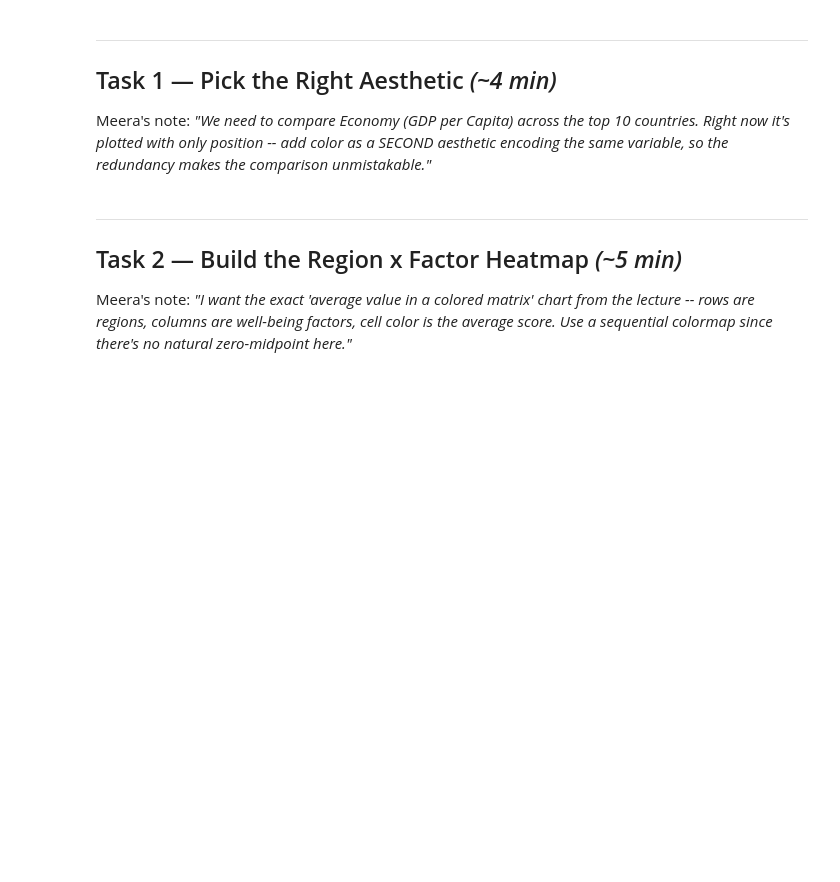
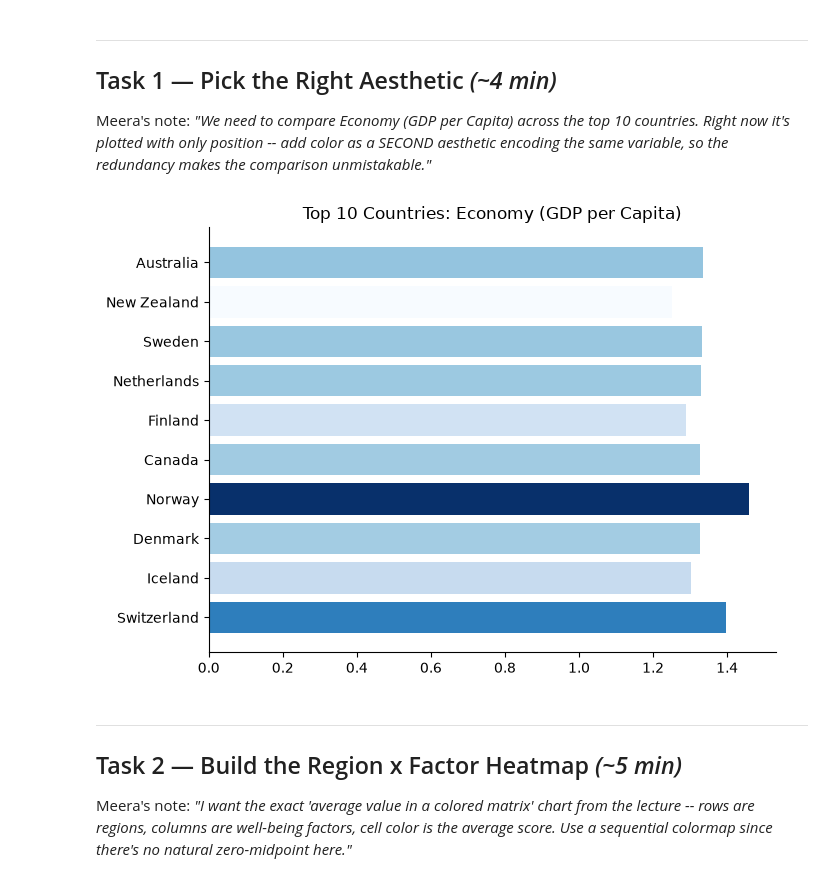
Before and after one commit to itsdharani/VDUI_Assignment_Submissions, a Jupyter notebook: ppt6_exercise.ipynb, the cells around one changed output. Drawn from its saved outputs; the diff is of its cells as text; code cells hidden in the pictures; blank space fills up the shorter version.

```diff
--- a/ppt6_exercise.ipynb
+++ b/ppt6_exercise.ipynb
@@ -27,7 +27,7 @@ plt.rcParams["figure.facecolor"] = "white"
 plt.rcParams["axes.spines.top"] = False
 plt.rcParams["axes.spines.right"] = False
 
-df = pd.read_csv("whr2015.csv")
+df = pd.read_csv("ppt6_2015.csv")
 mission_start = time.time()
 print(f"Loaded {len(df)} rows. 40 minutes on the clock. Go.")
 df.head()
@@ -46,18 +56,21 @@ encoding the same variable, so the redundancy makes the comparison unmistakable.
 # %%
 top10 = df.nsmallest(10, "Happiness Rank")
 
 fig, ax = plt.subplots(figsize=(7, 5))
 
 # TODO 1: add a 'color=' argument to barh that maps to top10["Economy (GDP per Capita)"]
 # using a sequential colormap (e.g. cmap via a Normalize + plt.cm, or just pass a cmap
 # array). Hint: you can compute colors with plt.cm.Blues(plt.Normalize()(values)).
+
 values = top10["Economy (GDP per Capita)"]
-bar_colors = ...
+bar_colors = plt.cm.Blues(plt.Normalize()(values))
 
 ax.barh(top10["Country"], values, color=bar_colors)
 ax.set_title("Top 10 Countries: Economy (GDP per Capita)")
 plt.tight_layout()
 plt.show()
+# %% [output]
+[figure, added]
 # %% [markdown]
 ---
 ## Task 2 — Build the Region x Factor Heatmap *(~5 min)*
```
Also changed, not shown: parts of 8 cells of this notebook, 1 other file.
